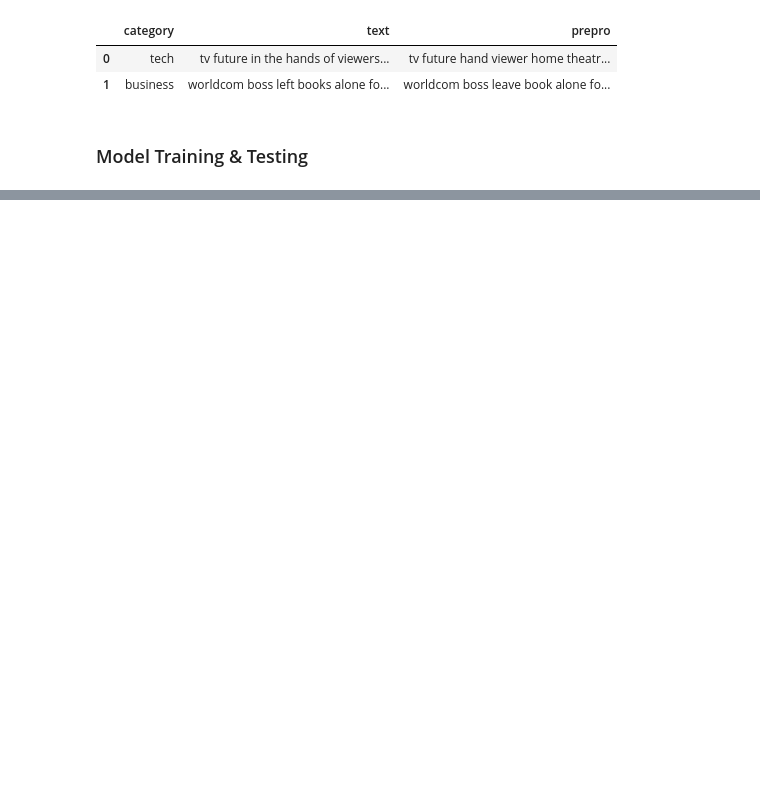
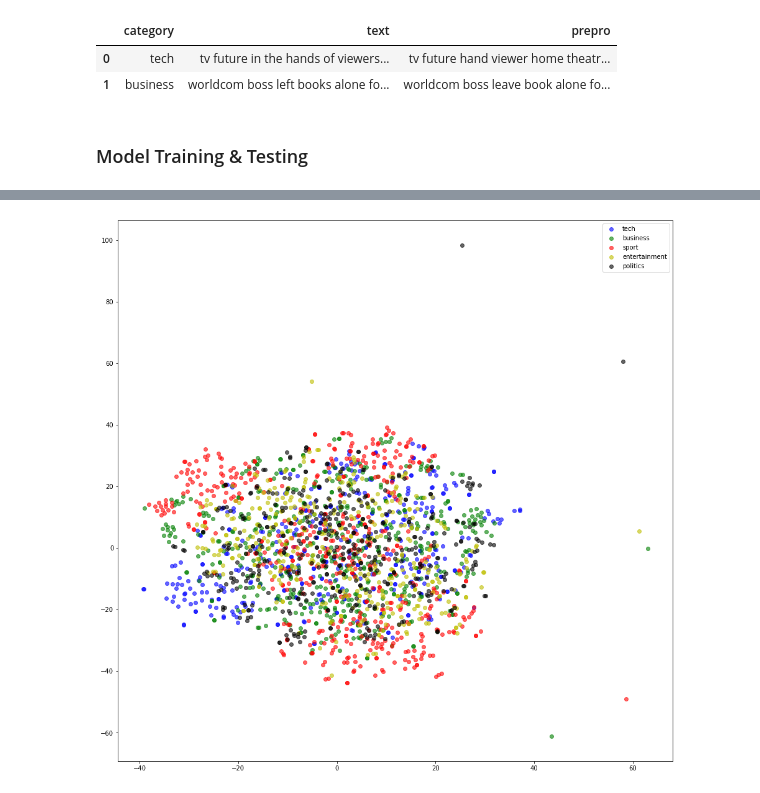
Before and after one commit to datalass1/30-days-of-NLP, a Jupyter notebook: notebooks/20211006-bbc_text_machine_learning_grid_search_cv.ipynb, the cells around one changed output, grey strips where cells are left out. Drawn from its saved outputs; the diff is of its cells as text; code cells hidden in the pictures; blank space fills up the shorter version.

```diff
--- a/notebooks/20211006-bbc_text_machine_learning_grid_search_cv.ipynb
+++ b/notebooks/20211006-bbc_text_machine_learning_grid_search_cv.ipynb
@@ -285,0 +290,2 @@ It is worth noting that while the NLP model does perform well, the data that tra
+# %%
+df_vec['category_label'] = df['category']
@@ -285,0 +302,17 @@ It is worth noting that while the NLP model does perform well, the data that tra
+# %%
+%%time
+categories = df_vec['category_label'].unique()
+colors = ['b', 'g', 'r', 'y', 'k']
+plt.figure(figsize=(16, 16))
+for num, category in enumerate(categories):
+    color = colors[num]
+    df_cat = df_vec[df_vec['category_label'] == category]
+    df_cat = df_cat.drop('category_label', axis=1)
+    tsne_model = TSNE(random_state=42)
+    tsne_data = tsne_model.fit_transform(df_cat)  # data not transposed this time... interested in document clusters
+    x, y = zip(*tsne_data)
+    plt.scatter(x, y, color=color, alpha=0.6, label=category)
+plt.legend()
+plt.show()
+# %% [output]
+[figure, added]
```
Also changed, not shown: parts of 41 cells of this notebook.
